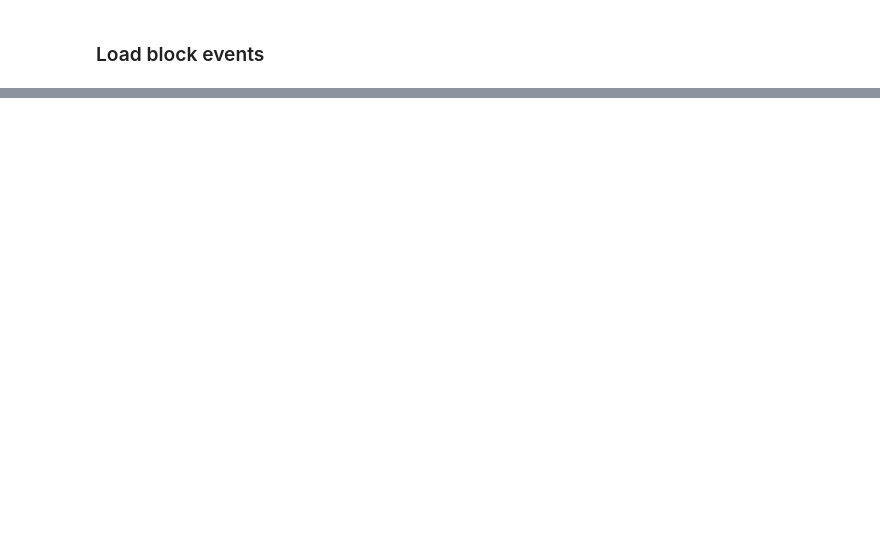
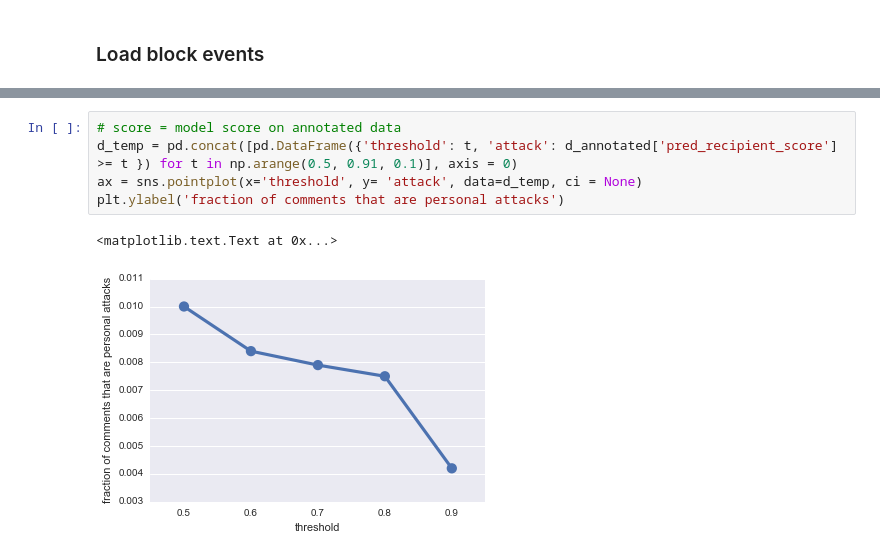
Before and after one commit to ewulczyn/wiki-detox, a Jupyter notebook: wikipedia/src/modeling/Research Questions.ipynb, the cells around one changed output, grey strips where cells are left out. Cells and saved outputs as stored; diff of their text form; blank space fills up the shorter version.

```diff
--- a/wikipedia/src/modeling/Research Questions.ipynb
+++ b/wikipedia/src/modeling/Research Questions.ipynb
@@ -164,0 +179,8 @@ plt.xlim(-3, 3)
+# %%
+# score = model score on annotated data
+d_temp = pd.concat([pd.DataFrame({'threshold': t, 'attack': d_annotated['pred_recipient_score'] >= t }) for t in np.arange(0.5, 0.91, 0.1)], axis = 0)
+ax = sns.pointplot(x='threshold', y= 'attack', data=d_temp, ci = None)
+plt.ylabel('fraction of comments that are personal attacks')
+# %% [output]
+<matplotlib.text.Text at 0x...>
+[figure, added]
```
Also changed, not shown: parts of 83 cells of this notebook, 9 other files.
